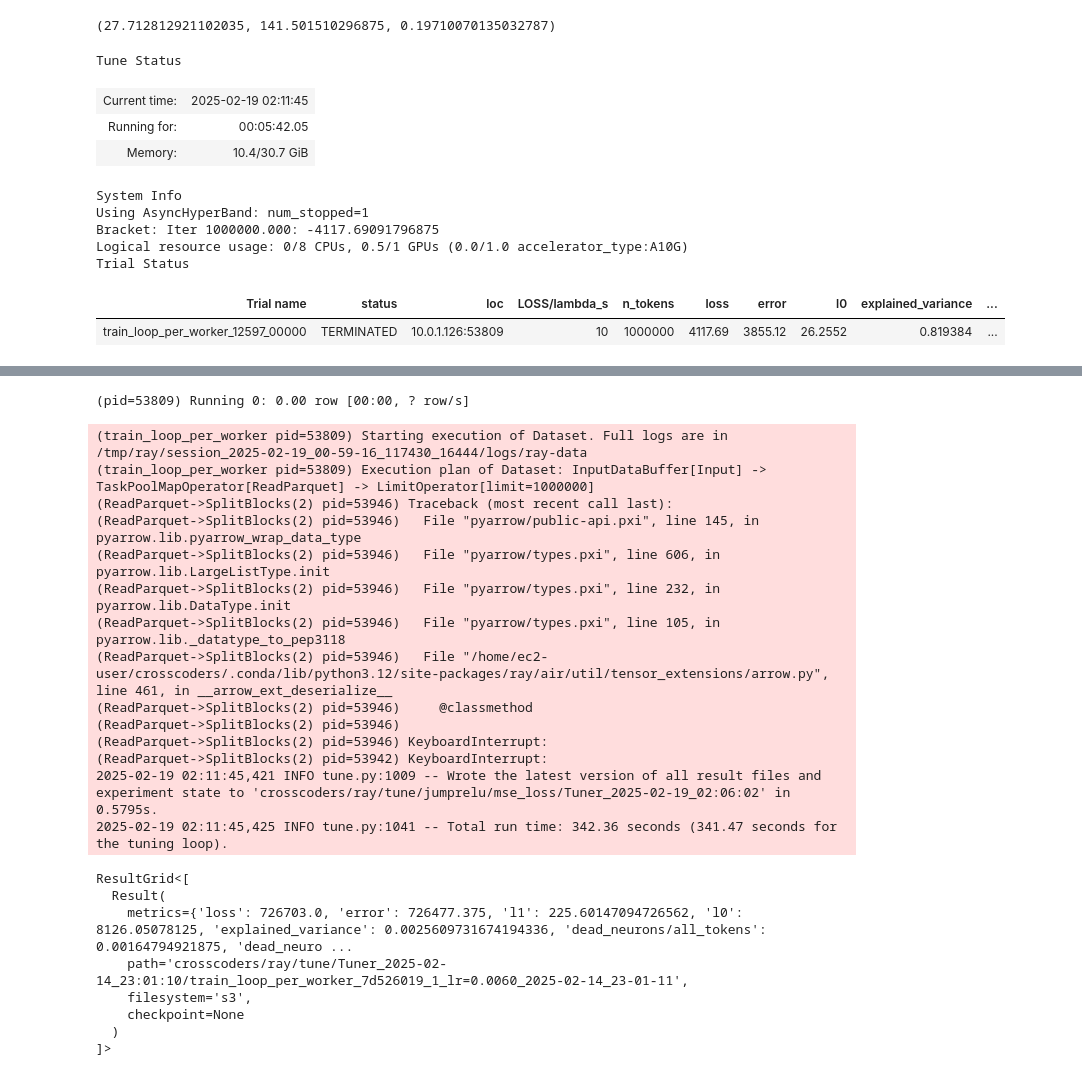
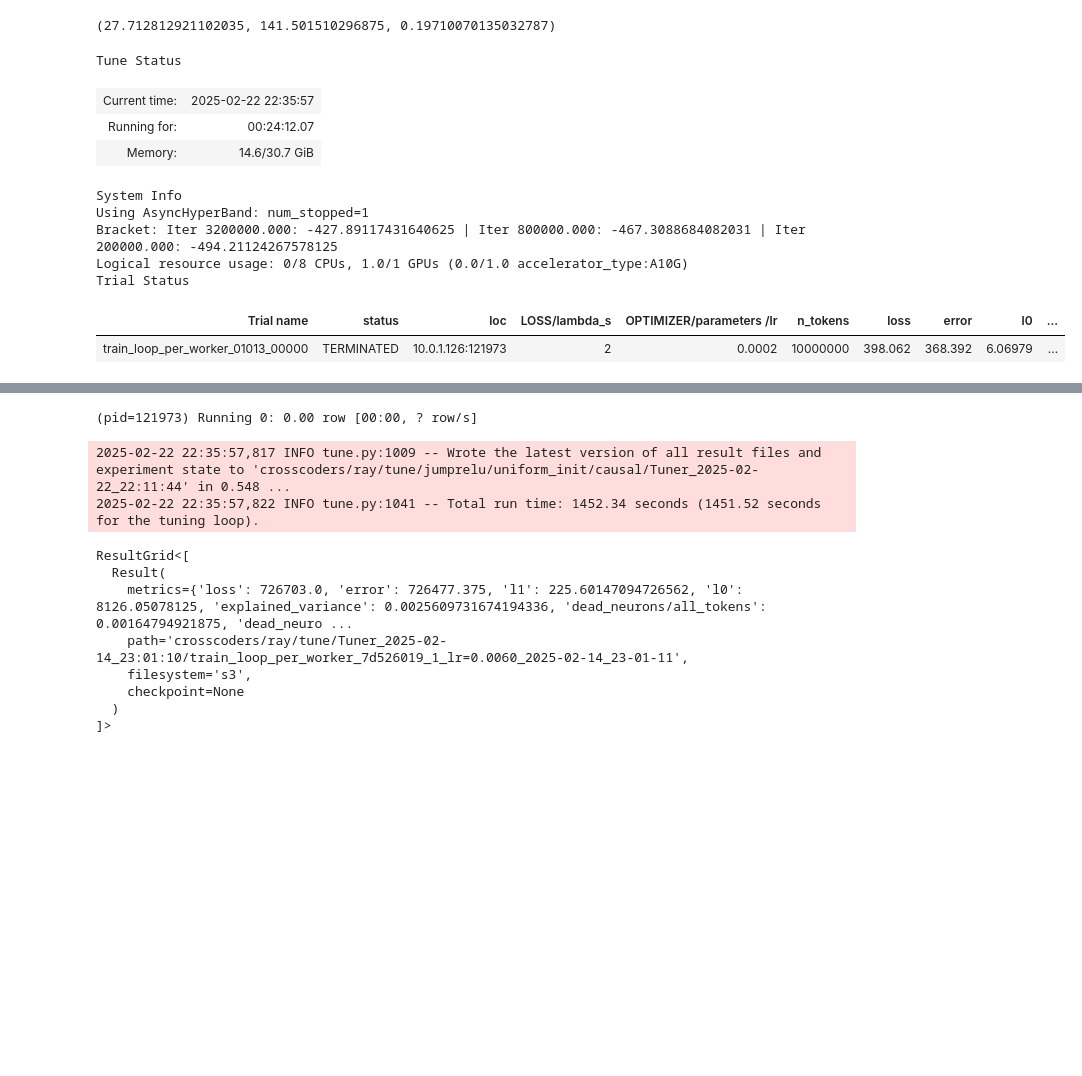
Before and after one commit to xpkcs/crosscoders, a Jupyter notebook: ray-tune.ipynb, the cells around one changed output, grey strips where cells are left out. Saved outputs shown, nothing was run; the diff lists cells and outputs as text; code cells hidden in the pictures; blank space fills up the shorter version.

```diff
--- a/ray-tune.ipynb
+++ b/ray-tune.ipynb
@@ -75,5 +228,6 @@ CONSTANTS.EXPERIMENT.MAX_TOKENS = 1000000
 from crosscoders.data.dataset import TinyStoriesRayDataset
 
 
-train_ds = TinyStoriesRayDataset().load('activations')
+activations_ds = TinyStoriesRayDataset(s3_prefix='tiny-stories-33M/10M/').load('activations')
+activations_ds
 # %% [output]
@@ -305,8 +371,9 @@ scaled_model_dim, x_mean_l2, X_SCALAR
 # %%
 tuner = ray.tune.Tuner(
     ray.tune.with_resources(
-        ray.tune.with_parameters(train_loop_per_worker, train_ds=train_ds, X_SCALAR=X_SCALAR),
-        {'gpu': 0.5}
+        # ray.tune.with_parameters(train_loop_per_worker, train_ds=activations_ds, X_SCALAR=stats['tiny-stories-33M.mlp_in']),
+        ray.tune.with_parameters(train_loop_per_worker, train_ds=activations_ds),
+        {'gpu': 1}
     ),
     param_space=hps,
     tune_config=ray.tune.TuneConfig(
@@ -321,10 +388,10 @@ tuner = ray.tune.Tuner(
             # max_t=8192 * 123,
             # grace_period=8192 * 50,
             # max_t=1000,
-            max_t=1000000,
-            grace_period=1000000,
-            # max_t=2000000,
-            # grace_period=200000,
+            max_t=10000000,
+            # grace_period=1000000,
+            # max_t=10000000,
+            grace_period=200000,
             # grace_period=300000,
             # max_t=2000000,
             # grace_period=1000000,
@@ -337,40 +404,40 @@ tuner = ray.tune.Tuner(
     ),
     run_config=ray.tune.RunConfig(
         name=f'Tuner_{datetime.datetime.now(datetime.UTC).strftime("%Y-%m-%d_%H:%M:%S")}',
-        storage_path='s3://crosscoders/ray/tune/jumprelu/mse_loss',
+        storage_path='s3://crosscoders/ray/tune/jumprelu/uniform_init/causal',
         progress_reporter=JupyterNotebookReporter(
             metric_columns=[
                 'n_tokens',
                 'loss',
                 'error',
                 # 'l1',
                 'l0',
                 'explained_variance',
                 'dead_neurons/one_token'
                 # 'dead_neurons/no_token'
             ],
             # parameter_columns={
             #     'OPTIMIZER/parameters/lr': 'lr',
             #     'LOSS/L1_'
             # },
             # max_column_length=10,
             metric='loss',
             mode='min',
             sort_by_metric=True
         )
     ),
 
 )
 results = tuner.fit()
 # %% [output]
 Tune Status
-| Current time: | 2025-02-19 02:11:45 |
-| Running for: | 00:05:42.05 |
-| Memory: | 10.4/30.7 GiB |
+| Current time: | 2025-02-22 22:35:57 |
+| Running for: | 00:24:12.07 |
+| Memory: | 14.6/30.7 GiB |
 System Info
 Using AsyncHyperBand: num_stopped=1
-Bracket: Iter 1000000.000: -4117.69091796875
-Logical resource usage: 0/8 CPUs, 0.5/1 GPUs (0.0/1.0 accelerator_type:A10G)
+Bracket: Iter 3200000.000: -427.89117431640625 | Iter 800000.000: -467.3088684082031 | Iter 200000.000: -494.21124267578125
+Logical resource usage: 0/8 CPUs, 1.0/1 GPUs (0.0/1.0 accelerator_type:A10G)
 Trial Status
-| Trial name | status | loc | LOSS/lambda_s | n_tokens | loss | error | l0 | explained_variance | ... |
-| train_loop_per_worker_12597_00000 | TERMINATED | 10.0.1.126:53809 | 10 | 1000000 | 4117.69 | 3855.12 | 26.2552 | 0.819384 | ... |
+| Trial name | status | loc | LOSS/lambda_s | OPTIMIZER/parameters /lr | n_tokens | loss | error | l0 | ... |
+| train_loop_per_worker_01013_00000 | TERMINATED | 10.0.1.126:121973 | 2 | 0.0002 | 10000000 | 398.062 | 368.392 | 6.06979 | ... |
@@ -378,18 +445,6 @@ Trial Status
-(pid=53809) Running 0: 0.00 row [00:00, ? row/s]
+(pid=121973) Running 0: 0.00 row [00:00, ? row/s]
-(train_loop_per_worker pid=53809) Starting execution of Dataset. Full logs are in /tmp/ray/session_2025-02-19_00-59-16_117430_16444/logs/ray-data
-(train_loop_per_worker pid=53809) Execution plan of Dataset: InputDataBuffer[Input] -> TaskPoolMapOperator[ReadParquet] -> LimitOperator[limit=1000000]
-(ReadParquet->SplitBlocks(2) pid=53946) Traceback (most recent call last):
-(ReadParquet->SplitBlocks(2) pid=53946)   File "pyarrow/public-api.pxi", line 145, in pyarrow.lib.pyarrow_wrap_data_type
-(ReadParquet->SplitBlocks(2) pid=53946)   File "pyarrow/types.pxi", line 606, in pyarrow.lib.LargeListType.init
-(ReadParquet->SplitBlocks(2) pid=53946)   File "pyarrow/types.pxi", line 232, in pyarrow.lib.DataType.init
-(ReadParquet->SplitBlocks(2) pid=53946)   File "pyarrow/types.pxi", line 105, in pyarrow.lib._datatype_to_pep3118
-(ReadParquet->SplitBlocks(2) pid=53946)   File "/home/ec2-user/crosscoders/.conda/lib/python3.12/site-packages/ray/air/util/tensor_extensions/arrow.py", line 461, in __arrow_ext_deserialize__
-(ReadParquet->SplitBlocks(2) pid=53946)     @classmethod
-(ReadParquet->SplitBlocks(2) pid=53946)
-(ReadParquet->SplitBlocks(2) pid=53946) KeyboardInterrupt:
-(ReadParquet->SplitBlocks(2) pid=53942) KeyboardInterrupt:
-2025-02-19 02:11:45,421 INFO tune.py:1009 -- Wrote the latest version of all result files and experiment state to 'crosscoders/ray/tune/jumprelu/mse_loss/Tuner_2025-02-19_02:06:02' in 0.5795s.
-2025-02-19 02:11:45,425 INFO tune.py:1041 -- Total run time: 342.36 seconds (341.47 seconds for the tuning loop).
+2025-02-22 22:35:57,817 INFO tune.py:1009 -- Wrote the latest version of all result files and experiment state to 'crosscoders/ray/tune/jumprelu/uniform_init/causal/Tuner_2025-02-22_22:11:44' in 0.548 ...
+2025-02-22 22:35:57,822 INFO tune.py:1041 -- Total run time: 1452.34 seconds (1451.52 seconds for the tuning loop).
 # %%
 results
 # %% [output]
```
Also changed, not shown: parts of 20 cells of this notebook, 4 other files.
